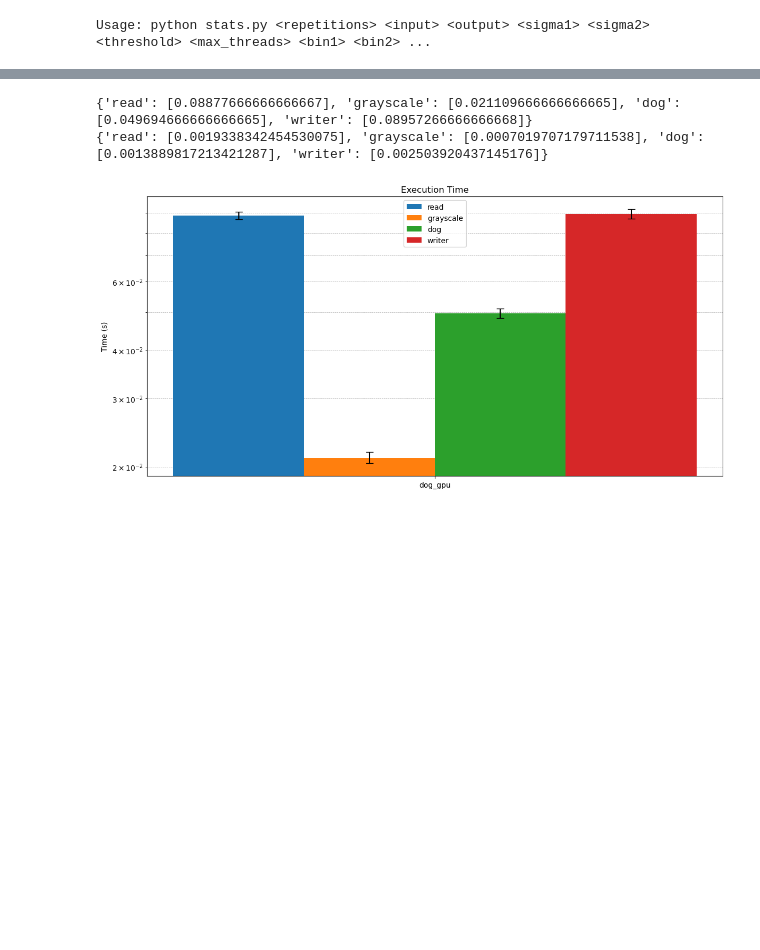
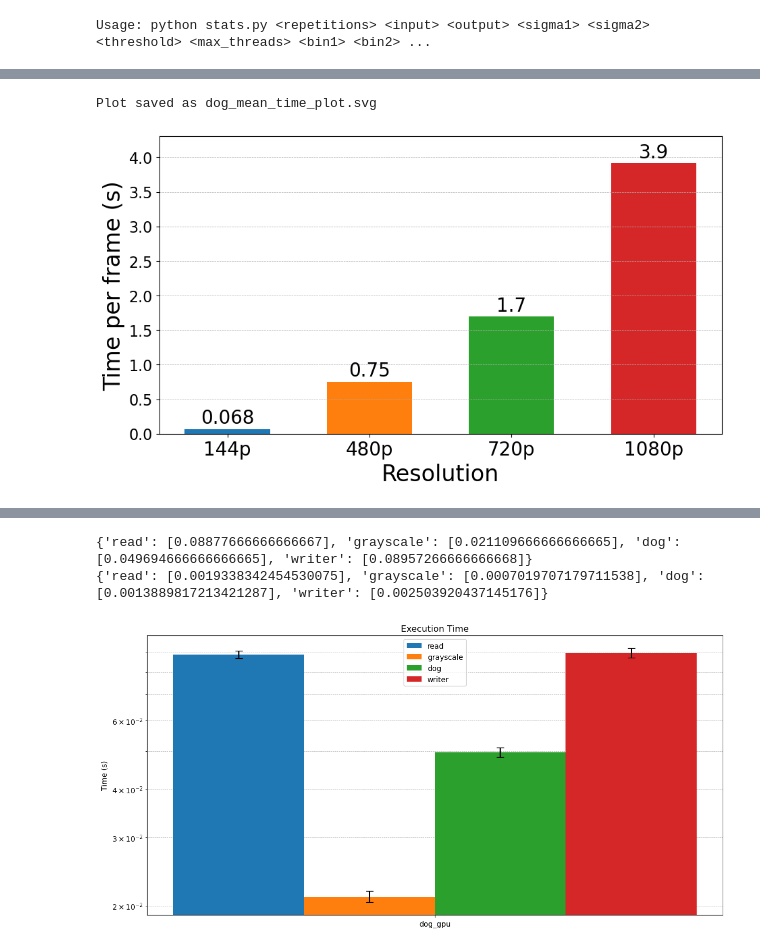
Before and after one commit to Antonio-Ciociola/CA_Project, a Jupyter notebook: stats.ipynb, the cells around one changed output, grey strips where cells are left out. Drawn from its saved outputs; the diff is of its cells as text; code cells hidden in the pictures; blank space fills up the shorter version.

```diff
--- a/stats.ipynb
+++ b/stats.ipynb
@@ -280,0 +280,44 @@ Plot exported as execution_time_plot.svg
+# %%
+import numpy as np
+
+import matplotlib.pyplot as plt
+
+# Extract mean times for 'dog' across different resolutions
+resolutions = RESOLUTIONS
+dog_means = [results['dog'][res]['means']['dog'] for res in resolutions]
+
+# Plotting
+x = np.arange(len(resolutions))  # the label locations
+width = 0.6  # the width of the bars
+
+fig, ax = plt.subplots(figsize=(10, 6))
+bars = ax.bar(x, dog_means, width, label='Dog', color=plt.cm.tab10.colors[:len(dog_means)])
+
+# Add labels and values on top of bars
+for bar in bars:
+    height = bar.get_height()
+    ax.text(bar.get_x() + bar.get_width() / 2, height + 0.02, f'{height:.2g}',
+            ha='center', va='bottom', fontsize=20)
+
+# Add labels, title, and legend
+ax.set_ylabel('Time per frame (s)', fontsize=24)
+ax.set_xlabel('Resolution', fontsize=24)
+#ax.set_title('Mean Time for Dog vs Resolutions', fontsize=20)
+ax.set_xticks(x)
+ax.set_xticklabels([f"{res}p" for res in resolutions], fontsize=20)
+ax.grid(axis='y', linestyle='--', linewidth=0.5)
+ax.set_ylim(top=max(dog_means) * 1.1)  # Set y-axis limit to 10% above the max mean time
+ax.tick_params(axis='y', labelsize=16)
+
+#add pad
+plt.tight_layout(pad=3.0)
+
+# Save the plot as an SVG file
+fig.savefig('/tmp/dog_mean_time_plot.svg', format='svg')
+print("Plot saved as dog_mean_time_plot.svg")
+
+# Show plot
+plt.show()
+# %% [output]
+Plot saved as dog_mean_time_plot.svg
+[figure, added]
```
Also changed, not shown: parts of 20 cells of this notebook, 2 other files.
